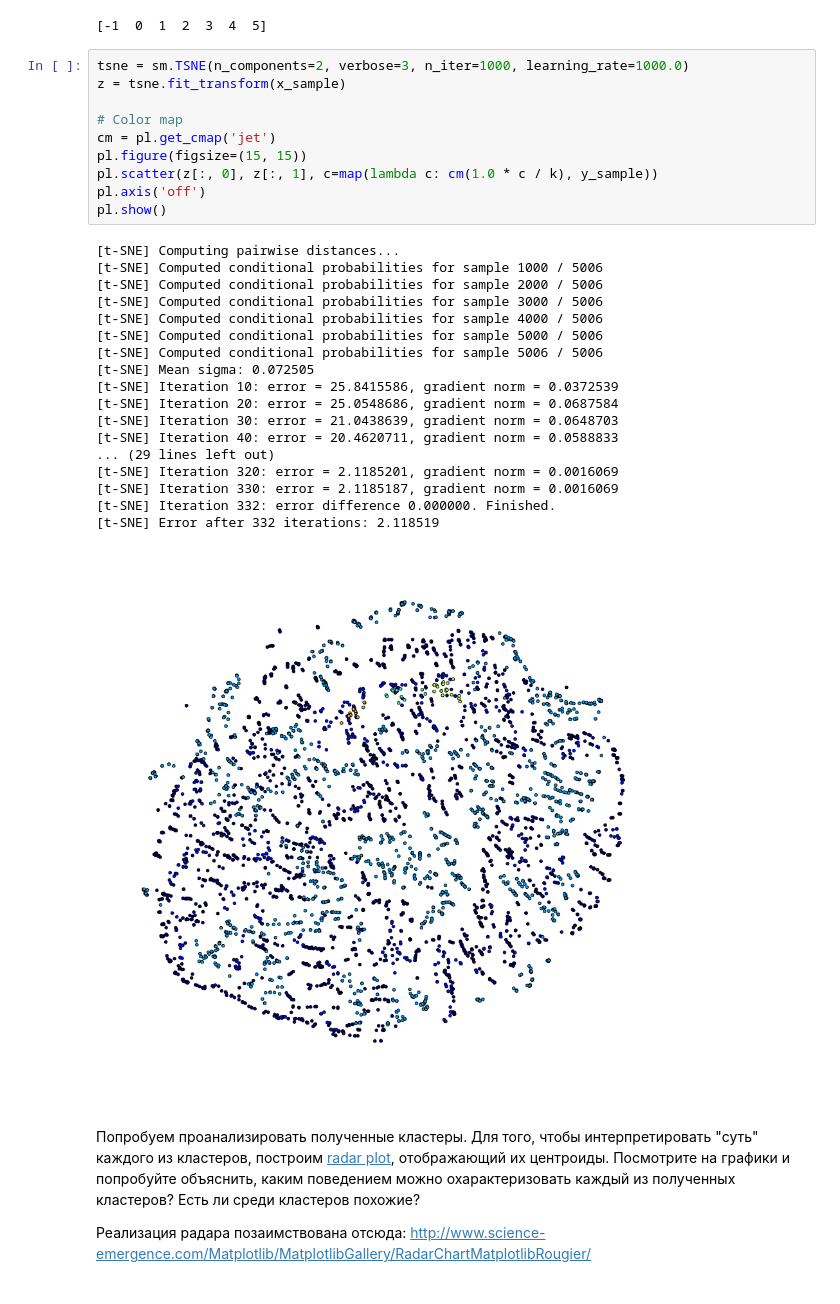
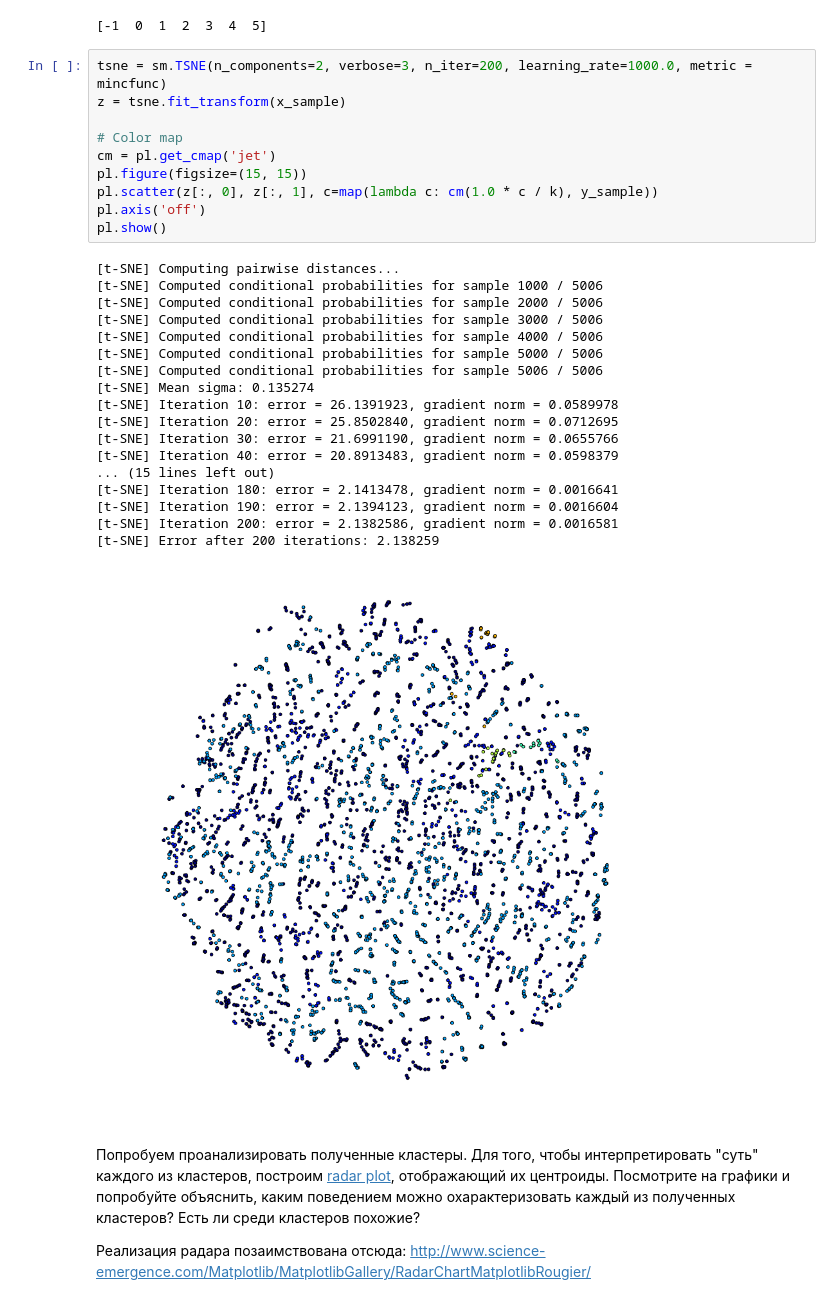
Before and after one commit to dmitrypenzar1996/dm1, a Jupyter notebook: prac3/homework-3-st.ipynb, the cells around one changed output. Saved outputs shown, nothing was run; the diff lists cells and outputs as text.

Commit message:
Change metric

```diff
--- a/prac3/homework-3-st.ipynb
+++ b/prac3/homework-3-st.ipynb
@@ -413,34 +413,34 @@ y_sample = np.concatenate([z[1] for z in chList], axis = 0)
 # %% [output]
 [-1  0  1  2  3  4  5]
 # %%
-tsne = sm.TSNE(n_components=2, verbose=3, n_iter=1000, learning_rate=1000.0)
+tsne = sm.TSNE(n_components=2, verbose=3, n_iter=200, learning_rate=1000.0, metric = mincfunc)
 z = tsne.fit_transform(x_sample)
 
 # Color map
 cm = pl.get_cmap('jet')
 pl.figure(figsize=(15, 15))
 pl.scatter(z[:, 0], z[:, 1], c=map(lambda c: cm(1.0 * c / k), y_sample))
 pl.axis('off')
 pl.show()
 # %% [output]
 [t-SNE] Computing pairwise distances...
 [t-SNE] Computed conditional probabilities for sample 1000 / 5006
 [t-SNE] Computed conditional probabilities for sample 2000 / 5006
 [t-SNE] Computed conditional probabilities for sample 3000 / 5006
 [t-SNE] Computed conditional probabilities for sample 4000 / 5006
 [t-SNE] Computed conditional probabilities for sample 5000 / 5006
 [t-SNE] Computed conditional probabilities for sample 5006 / 5006
-[t-SNE] Mean sigma: 0.072505
-[t-SNE] Iteration 10: error = 25.8415586, gradient norm = 0.0372539
-[t-SNE] Iteration 20: error = 25.0548686, gradient norm = 0.0687584
-[t-SNE] Iteration 30: error = 21.0438639, gradient norm = 0.0648703
-[t-SNE] Iteration 40: error = 20.4620711, gradient norm = 0.0588833
-... (29 lines left out)
-[t-SNE] Iteration 320: error = 2.1185201, gradient norm = 0.0016069
-[t-SNE] Iteration 330: error = 2.1185187, gradient norm = 0.0016069
-[t-SNE] Iteration 332: error difference 0.000000. Finished.
-[t-SNE] Error after 332 iterations: 2.118519
+[t-SNE] Mean sigma: 0.135274
+[t-SNE] Iteration 10: error = 26.1391923, gradient norm = 0.0589978
+[t-SNE] Iteration 20: error = 25.8502840, gradient norm = 0.0712695
+[t-SNE] Iteration 30: error = 21.6991190, gradient norm = 0.0655766
+[t-SNE] Iteration 40: error = 20.8913483, gradient norm = 0.0598379
+... (15 lines left out)
+[t-SNE] Iteration 180: error = 2.1413478, gradient norm = 0.0016641
+[t-SNE] Iteration 190: error = 2.1394123, gradient norm = 0.0016604
+[t-SNE] Iteration 200: error = 2.1382586, gradient norm = 0.0016581
+[t-SNE] Error after 200 iterations: 2.138259
-[figure, old version]
+[figure, new version]
 # %% [markdown]
 Попробуем проанализировать полученные кластеры. Для того, чтобы интерпретировать "суть" каждого из кластеров, построим [radar plot](http://www.wikiwand.com/en/Radar_chart), отображающий их центроиды. Посмотрите на графики и попробуйте объяснить, каким поведением можно охарактеризовать каждый из полученных кластеров? Есть ли среди кластеров похожие?
 
```
